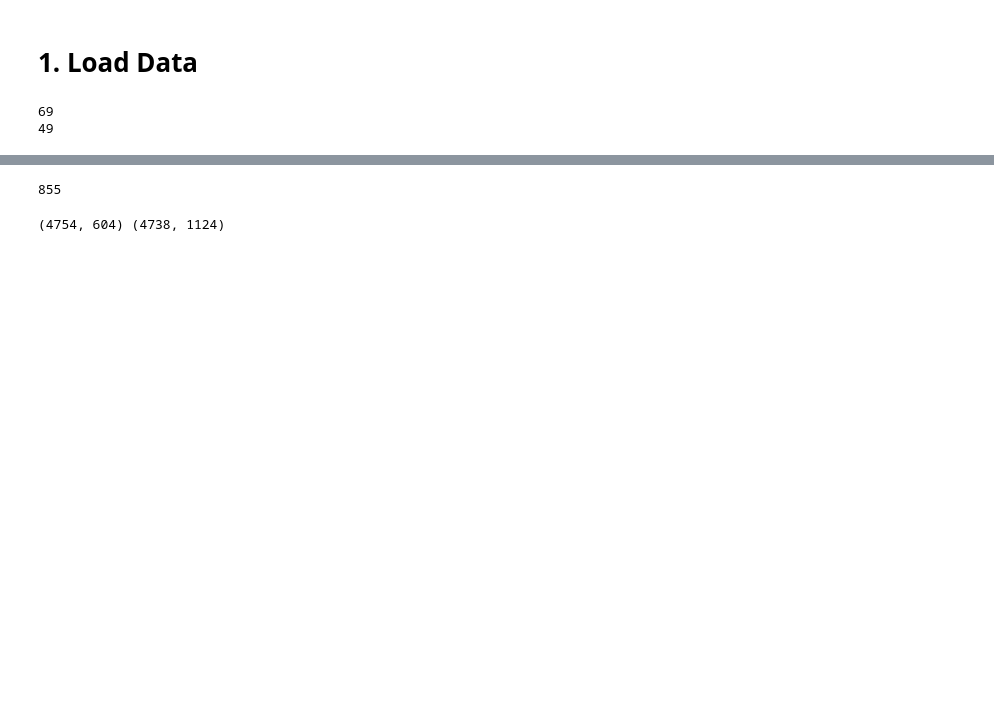
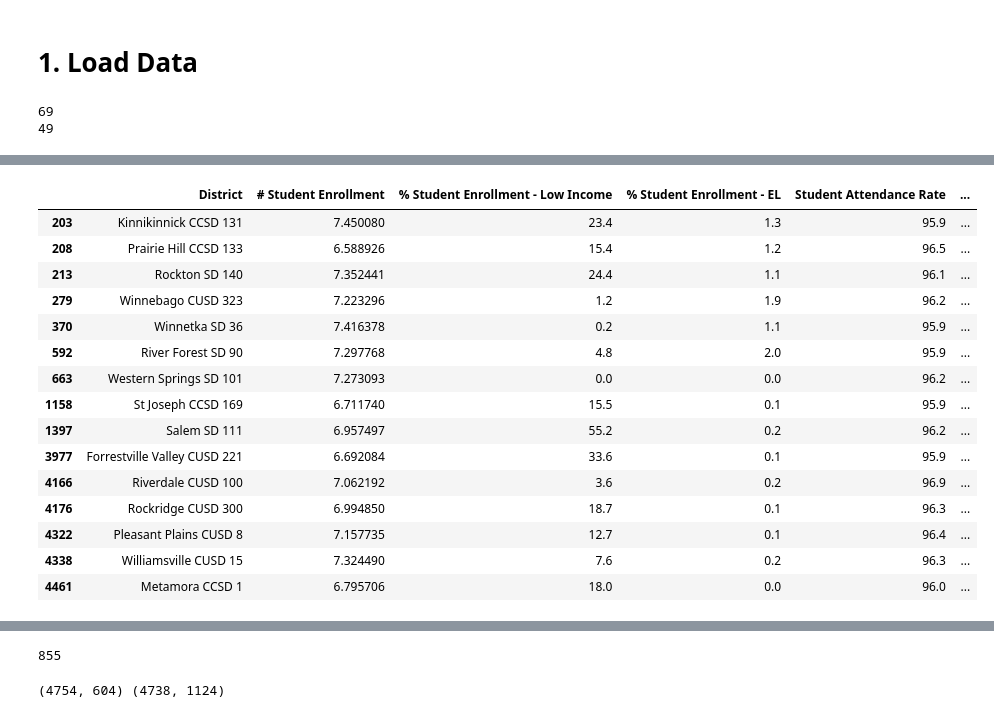
Before and after one commit to willyraedy/Ill_Edu, a Jupyter notebook: notebooks/dataGathering.ipynb, the cells around one changed output, grey strips where cells are left out. Cells and saved outputs as stored; diff of their text form; code cells hidden in the pictures; blank space fills up the shorter version.

```diff
--- a/notebooks/dataGathering.ipynb
+++ b/notebooks/dataGathering.ipynb
@@ -66,0 +89,6 @@ merged_2018 = merge_gen_fin_sat(_2018)
+# %%
+merged_2019['# Student Enrollment'] = np.log(merged_2019['# Student Enrollment'])
+# %%
+merged_2019 = merged_2019.fillna(0)
+# %%
+merged_2019 = merged_2019.loc[merged_2019['% EBF Capacity to Meet Expectations'] > 0]
@@ -66,0 +107,60 @@ merged_2018 = merge_gen_fin_sat(_2018)
+# %%
+columns = [
+    'District',
+    '# Student Enrollment',
+    '% Student Enrollment - Low Income',
+    '% Student Enrollment - EL',
+    'Student Attendance Rate',
+    'Teacher Retention Rate',
+    '% EBF Capacity to Meet Expectations'
+]
+
+means = dict()
+std_dev = dict()
+
+for col in columns[1:]:
+    means[col] = merged_2019[col].mean()
+    std_dev[col] = merged_2019[col].std()
+
+def lower_barrier(col, method):
+    ideal = method(means[col], std_dev[col])
+    return ideal - (std_dev[col] * 0.5)
+
+def higher_barrier(col, method):
+    ideal = method(means[col], std_dev[col])
+    return ideal + (std_dev[col] * 0.5)
+
+merged_2019[
+    (merged_2019.Type == 'District') &
+    merged_2019['# Student Enrollment'].between(lower_barrier('# Student Enrollment', np.add), higher_barrier('# Student Enrollment', np.add)) &
+#     merged_2019['% Student Enrollment - Low Income'].between(lower_barrier('% Student Enrollment - Low Income', np.subtract), higher_barrier('% Student Enrollment - Low Income', np.subtract)) &
+    merged_2019['% Student Enrollment - EL'].between(lower_barrier('% Student Enrollment - EL', np.subtract), higher_barrier('% Student Enrollment - EL', np.subtract)) &
+    merged_2019['Student Attendance Rate'].between(lower_barrier('Student Attendance Rate', np.add), higher_barrier('Student Attendance Rate', np.add)) &
+    merged_2019['Teacher Retention Rate'].between(lower_barrier('Teacher Retention Rate', np.add), higher_barrier('Teacher Retention Rate', np.add))
+#     merged_2019['% EBF Capacity to Meet Expectations'].between(lower_barrier('% EBF Capacity to Meet Expectations', np.add), higher_barrier('% EBF Capacity to Meet Expectations', np.add))
+][[
+    'District',
+    '# Student Enrollment',
+    '% Student Enrollment - Low Income',
+    '% Student Enrollment - EL',
+    'Student Attendance Rate',
+    'Teacher Retention Rate',
+    '% EBF Capacity to Meet Expectations'
+]]
+# %% [output]
+|  | District | # Student Enrollment | % Student Enrollment - Low Income | % Student Enrollment - EL | Student Attendance Rate | ... |
+| 203 | Kinnikinnick CCSD 131 | 7.450080 | 23.4 | 1.3 | 95.9 | ... |
+| 208 | Prairie Hill CCSD 133 | 6.588926 | 15.4 | 1.2 | 96.5 | ... |
+| 213 | Rockton SD 140 | 7.352441 | 24.4 | 1.1 | 96.1 | ... |
+| 279 | Winnebago CUSD 323 | 7.223296 | 1.2 | 1.9 | 96.2 | ... |
+| 370 | Winnetka SD 36 | 7.416378 | 0.2 | 1.1 | 95.9 | ... |
+| 592 | River Forest SD 90 | 7.297768 | 4.8 | 2.0 | 95.9 | ... |
+| 663 | Western Springs SD 101 | 7.273093 | 0.0 | 0.0 | 96.2 | ... |
+| 1158 | St Joseph CCSD 169 | 6.711740 | 15.5 | 0.1 | 95.9 | ... |
+| 1397 | Salem SD 111 | 6.957497 | 55.2 | 0.2 | 96.2 | ... |
+| 3977 | Forrestville Valley CUSD 221 | 6.692084 | 33.6 | 0.1 | 95.9 | ... |
+| 4166 | Riverdale CUSD 100 | 7.062192 | 3.6 | 0.2 | 96.9 | ... |
+| 4176 | Rockridge CUSD 300 | 6.994850 | 18.7 | 0.1 | 96.3 | ... |
+| 4322 | Pleasant Plains CUSD 8 | 7.157735 | 12.7 | 0.1 | 96.4 | ... |
+| 4338 | Williamsville CUSD 15 | 7.324490 | 7.6 | 0.2 | 96.3 | ... |
+| 4461 | Metamora CCSD 1 | 6.795706 | 18.0 | 0.0 | 96.0 | ... |
```
Also changed, not shown: parts of 8 cells of this notebook, 6 other files.
